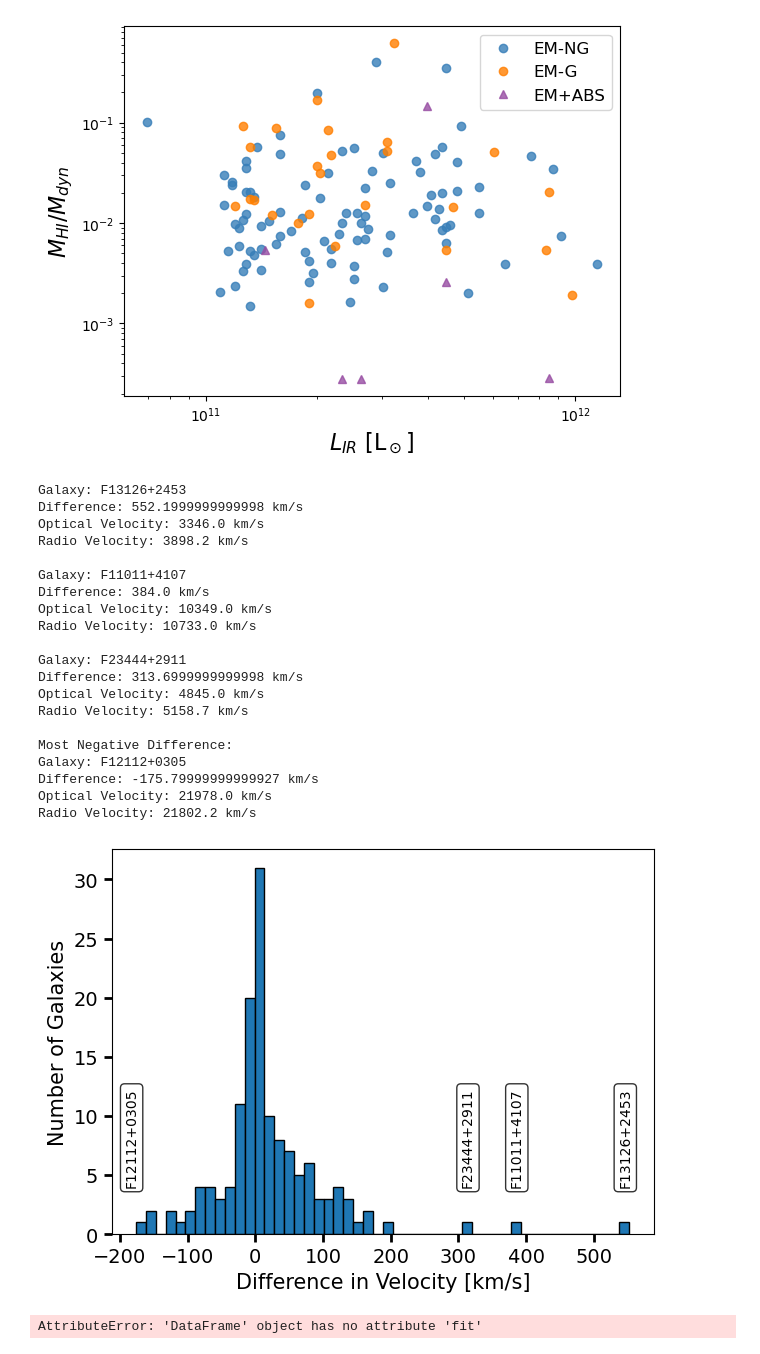
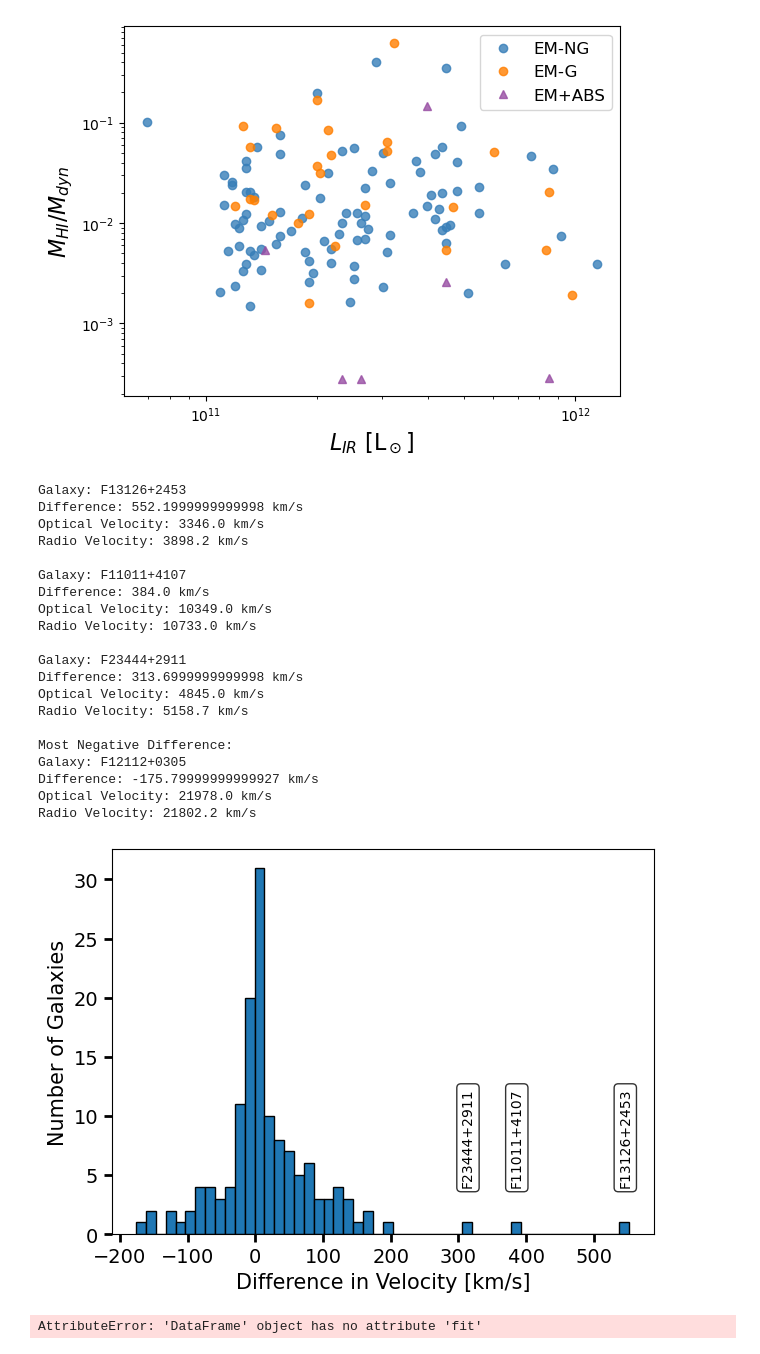
Before and after one commit to MatthewMotuz/GBO_REU, a Jupyter notebook: GOALS/GOALS_v3.ipynb, the cells around one changed output. Drawn from its saved outputs; the diff is of its cells as text; code cells hidden in the pictures.

Commit message:
images

```diff
--- a/GOALS/GOALS_v3.ipynb
+++ b/GOALS/GOALS_v3.ipynb
@@ -434,9 +438,10 @@ ax2.text(0.76, 0.38, 'F11011+4107', transform=ax2.transAxes, rotation=90,
 ax2.text(0.67, 0.38, 'F23444+2911', transform=ax2.transAxes, rotation=90,
          verticalalignment='top', horizontalalignment='right', fontsize=10,
          bbox=dict(boxstyle='round', facecolor='white', alpha=0.8))
-ax2.text(0.05, 0.38, 'F12112+0305', transform=ax2.transAxes, rotation=90,
-         verticalalignment='top', horizontalalignment='right', fontsize=10,
-         bbox=dict(boxstyle='round', facecolor='white', alpha=0.8))
+# ax2.text(0.05, 0.38, 'F12112+0305', transform=ax2.transAxes, rotation=90,
+#          verticalalignment='top', horizontalalignment='right', fontsize=10,
+#          bbox=dict(boxstyle='round', facecolor='white', alpha=0.8))
+fig2.savefig('velocity_difference_histogram.png')
 
 names = filtered_df1['name'].values
 
@@ -455,34 +460,34 @@ for _ in range(3):
     names = np.delete(names, idx)
 
 # Smallest (most negative) difference
 idx = np.argmin(differenceVel)
 print('Most Negative Difference:')
 print(f'Galaxy: {names[idx]}')
 print(f'Difference: {differenceVel[idx]} km/s')
 print(f'Optical Velocity: {czVel[idx]} km/s')
 print(f'Radio Velocity: {radVel[idx]} km/s')
 # %% [output]
 Galaxy: F13126+2453
 Difference: 552.1999999999998 km/s
 Optical Velocity: 3346.0 km/s
 Radio Velocity: 3898.2 km/s
 
 Galaxy: F11011+4107
 Difference: 384.0 km/s
 Optical Velocity: 10349.0 km/s
 Radio Velocity: 10733.0 km/s
 
 Galaxy: F23444+2911
 Difference: 313.6999999999998 km/s
 Optical Velocity: 4845.0 km/s
 Radio Velocity: 5158.7 km/s
 
 Most Negative Difference:
 Galaxy: F12112+0305
 Difference: -175.79999999999927 km/s
 Optical Velocity: 21978.0 km/s
 Radio Velocity: 21802.2 km/s
-[figure, old version]
+[figure, new version]
 # %%
 plt.ylabel(r'$M_{H I}$ [M$_\odot$]', fontsize=15)
 plt.xlabel(r'$L_{IR}$ [L$_\odot$]', fontsize=15)
```
Also changed, not shown: parts of 4 cells of this notebook, 7 other files.
